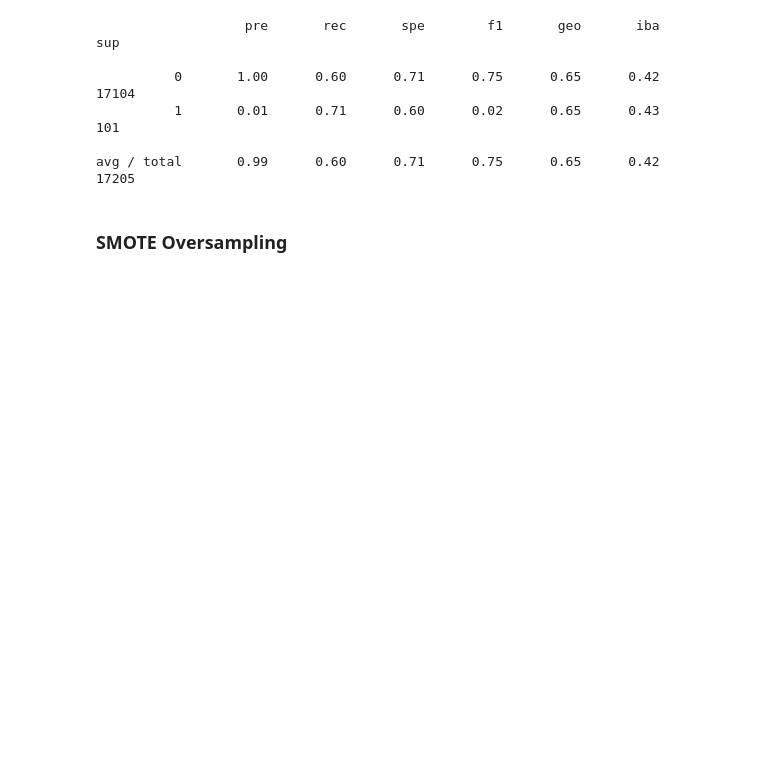
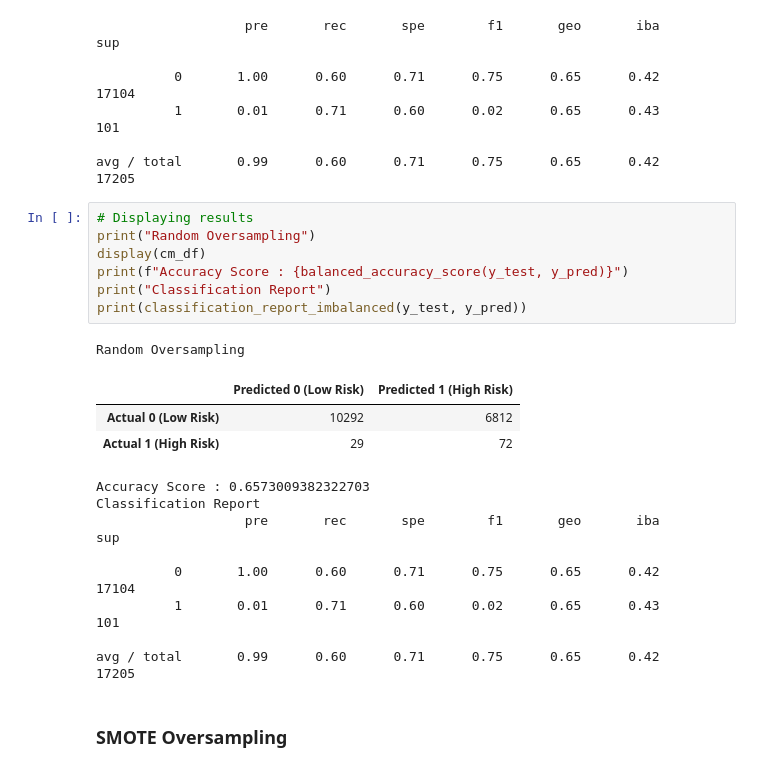
Before and after one commit to tonywang3571/Credit_Risk_Analysis, a Jupyter notebook: credit_risk_resampling.ipynb, the cells around one changed output. Saved outputs shown, nothing was run; the diff lists cells and outputs as text; blank space fills up the shorter version.

```diff
--- a/credit_risk_resampling.ipynb
+++ b/credit_risk_resampling.ipynb
@@ -240,6 +245,26 @@ print(classification_report_imbalanced(y_test, y_pred))
           1       0.01      0.71      0.60      0.02      0.65      0.43       101
 
 avg / total       0.99      0.60      0.71      0.75      0.65      0.42     17205
+# %%
+# Displaying results
+print("Random Oversampling")
+display(cm_df)
+print(f"Accuracy Score : {balanced_accuracy_score(y_test, y_pred)}")
+print("Classification Report")
+print(classification_report_imbalanced(y_test, y_pred))
+# %% [output]
+Random Oversampling
+|  | Predicted 0 (Low Risk) | Predicted 1 (High Risk) |
+| Actual 0 (Low Risk) | 10292 | 6812 |
+| Actual 1 (High Risk) | 29 | 72 |
+Accuracy Score : 0.6573009382322703
+Classification Report
+                   pre       rec       spe        f1       geo       iba       sup
+
+          0       1.00      0.60      0.71      0.75      0.65      0.42     17104
+          1       0.01      0.71      0.60      0.02      0.65      0.43       101
+
+avg / total       0.99      0.60      0.71      0.75      0.65      0.42     17205
 # %% [markdown]
 ### SMOTE Oversampling
 # %%
```
Also changed, not shown: parts of 10 cells of this notebook, 8 other files.
